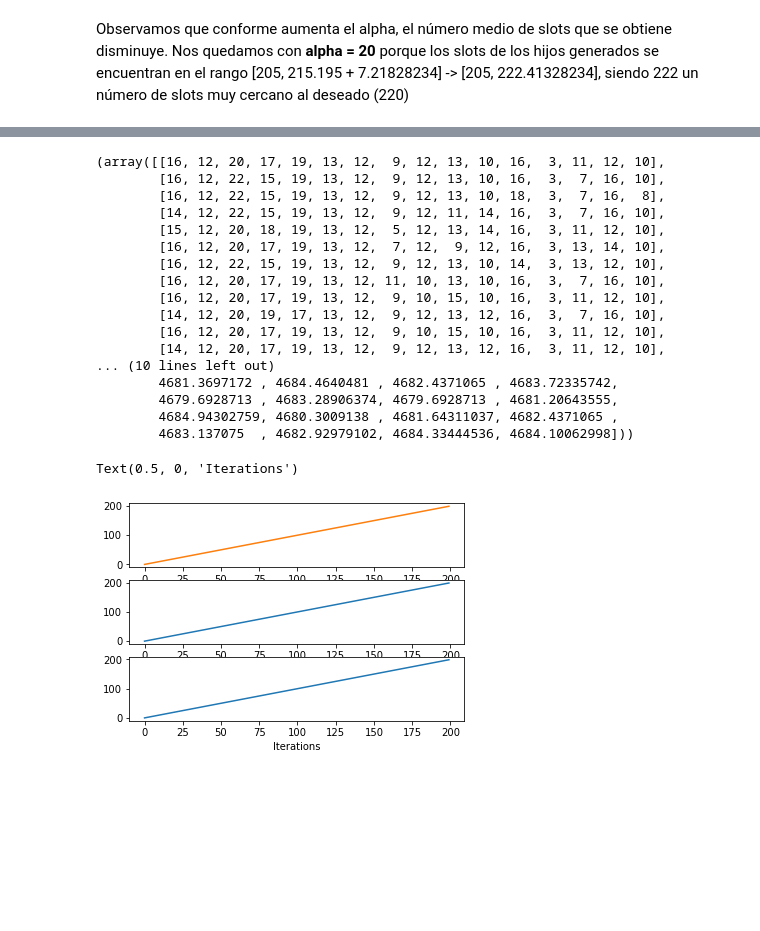
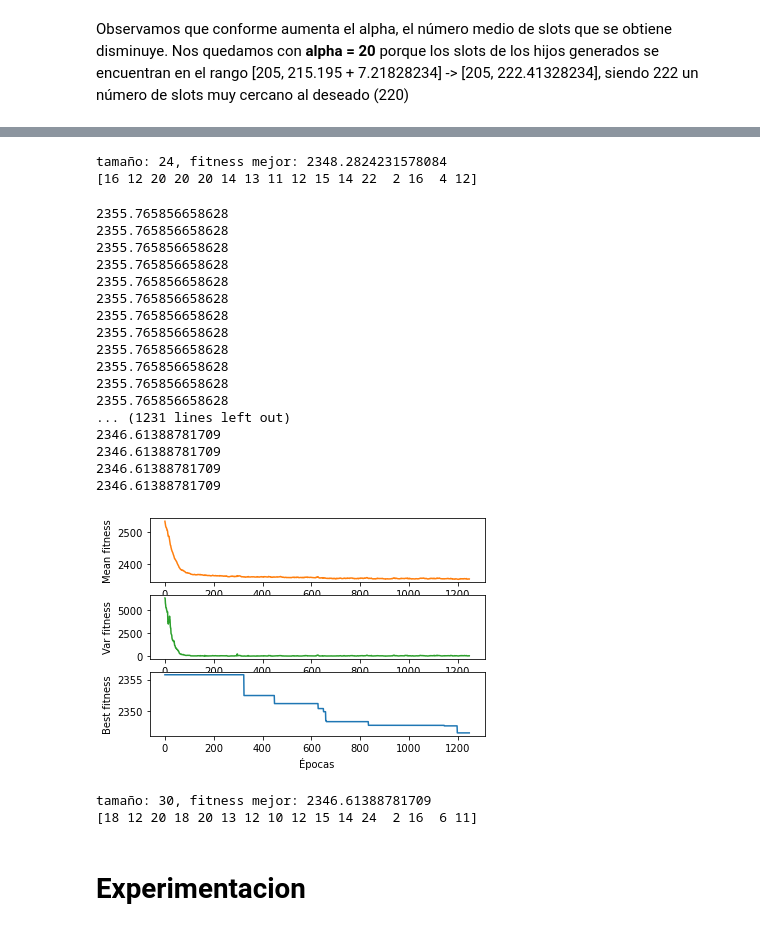
Before and after one commit to emewinchester/MBHB_ABET, a Jupyter notebook: 07_GA_Basic.ipynb, the cells around one changed output, grey strips where cells are left out. Drawn from its saved outputs; the diff is of its cells as text; code cells hidden in the pictures; blank space fills up the shorter version.

```diff
--- a/07_GA_Basic.ipynb
+++ b/07_GA_Basic.ipynb
@@ -363,2 +390,0 @@ crom, fit
-# %%
-ev.fitness(crom, 10)
@@ -385,20 +390,0 @@ Text(0.5, 0, 'epocas')
-# %%
-p,f
-# %% [output]
-(array([[16, 12, 20, 17, 19, 13, 12,  9, 12, 13, 10, 16,  3, 11, 12, 10],
-        [16, 12, 22, 15, 19, 13, 12,  9, 12, 13, 10, 16,  3,  7, 16, 10],
-        [16, 12, 22, 15, 19, 13, 12,  9, 12, 13, 10, 18,  3,  7, 16,  8],
-        [14, 12, 22, 15, 19, 13, 12,  9, 12, 11, 14, 16,  3,  7, 16, 10],
-        [15, 12, 20, 18, 19, 13, 12,  5, 12, 13, 14, 16,  3, 11, 12, 10],
-        [16, 12, 20, 17, 19, 13, 12,  7, 12,  9, 12, 16,  3, 13, 14, 10],
-        [16, 12, 22, 15, 19, 13, 12,  9, 12, 13, 10, 14,  3, 13, 12, 10],
-        [16, 12, 20, 17, 19, 13, 12, 11, 10, 13, 10, 16,  3,  7, 16, 10],
-        [16, 12, 20, 17, 19, 13, 12,  9, 10, 15, 10, 16,  3, 11, 12, 10],
-        [14, 12, 20, 19, 17, 13, 12,  9, 12, 13, 12, 16,  3,  7, 16, 10],
-        [16, 12, 20, 17, 19, 13, 12,  9, 10, 15, 10, 16,  3, 11, 12, 10],
-        [14, 12, 20, 17, 19, 13, 12,  9, 12, 13, 12, 16,  3, 11, 12, 10],
-... (10 lines left out)
-        4681.3697172 , 4684.4640481 , 4682.4371065 , 4683.72335742,
-        4679.6928713 , 4683.28906374, 4679.6928713 , 4681.20643555,
-        4684.94302759, 4680.3009138 , 4681.64311037, 4682.4371065 ,
-        4683.137075  , 4682.92979102, 4684.33444536, 4684.10062998]))
@@ -407,14 +391,36 @@ ev.total_calls = 0
-# %%
-y = list(range(200))
-x = list(range(len(y)))
-
-fig, (g1,g2,g3) = plt.subplots(3, 1)
-g1.plot(x,y, color='C1')
-g2.plot(x,y, color='C0')
-g2.set_xlabel('Iterations')
-
-g3.plot(x,y, color='C0')
-g3.set_xlabel('Iterations')
-# %% [output]
-Text(0.5, 0, 'Iterations')
-[figure, removed]
+# %%
+print(f'tamaño: {tam_poblacion[1]}, fitness mejor: {fit}')
+print(crom)
+# %% [output]
+tamaño: 24, fitness mejor: 2348.2824231578084
+[16 12 20 20 20 14 13 11 12 15 14 22  2 16  4 12]
+# %%
+np.random.seed(seed)
+
+poblacion = inicializa_poblacion(tam_poblacion[2], conocidos)
+crom, fit = agb_estacionario(poblacion, alpha, ev,True)
+# %% [output]
+2355.765856658628
+2355.765856658628
+2355.765856658628
+2355.765856658628
+2355.765856658628
+2355.765856658628
+2355.765856658628
+2355.765856658628
+2355.765856658628
+2355.765856658628
+2355.765856658628
+2355.765856658628
+... (1231 lines left out)
+2346.61388781709
+2346.61388781709
+2346.61388781709
+2346.61388781709
+[figure, added]
+# %%
+print(f'tamaño: {tam_poblacion[2]}, fitness mejor: {fit}')
+print(crom)
+# %% [output]
+tamaño: 30, fitness mejor: 2346.61388781709
+[18 12 20 18 20 13 12 10 12 15 14 24  2 16  6 11]
@@ -420,0 +429,2 @@ Text(0.5, 0, 'Iterations')
+# %% [markdown]
+# Experimentacion
```
Also changed, not shown: parts of 32 cells of this notebook, 1 other file.
